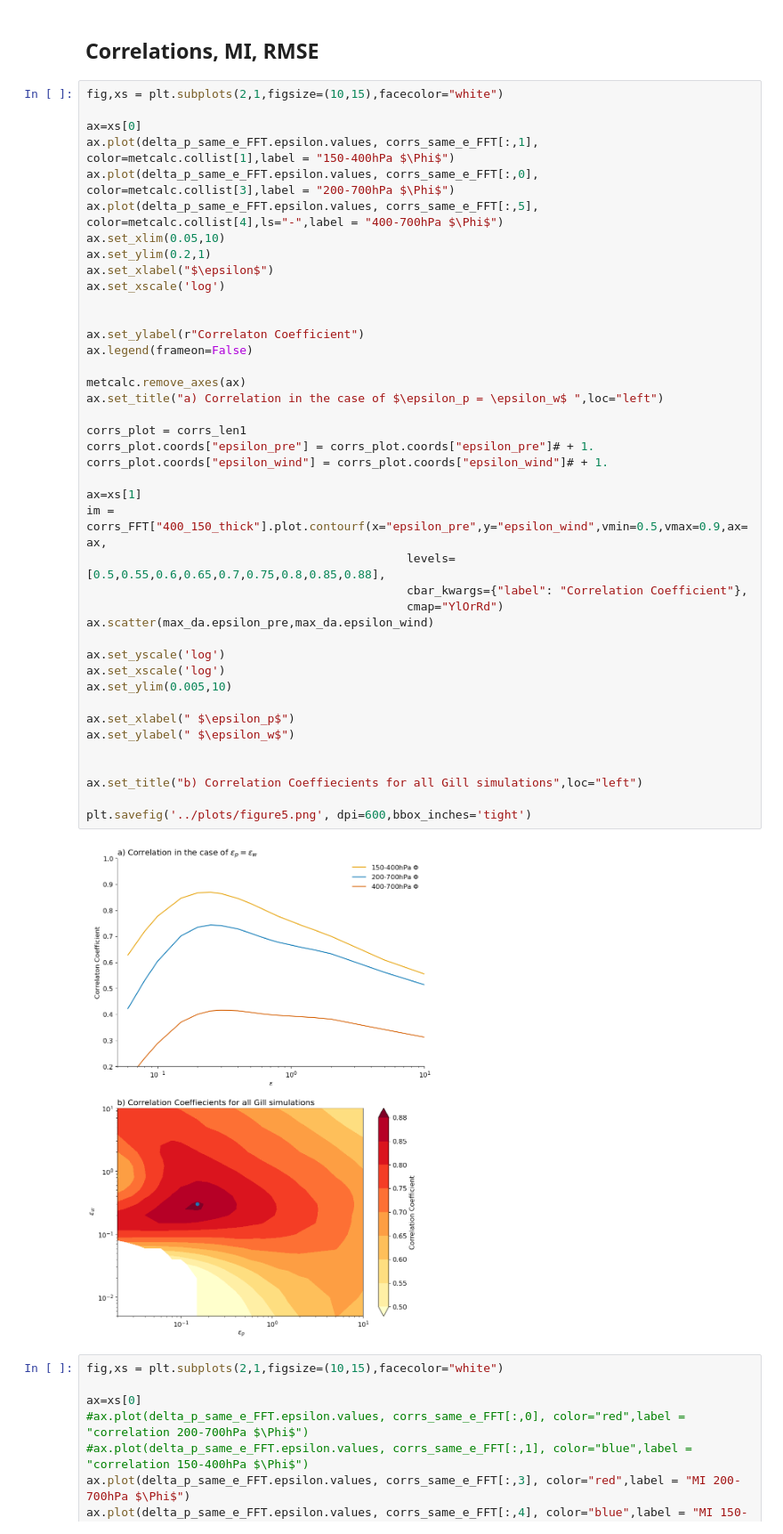
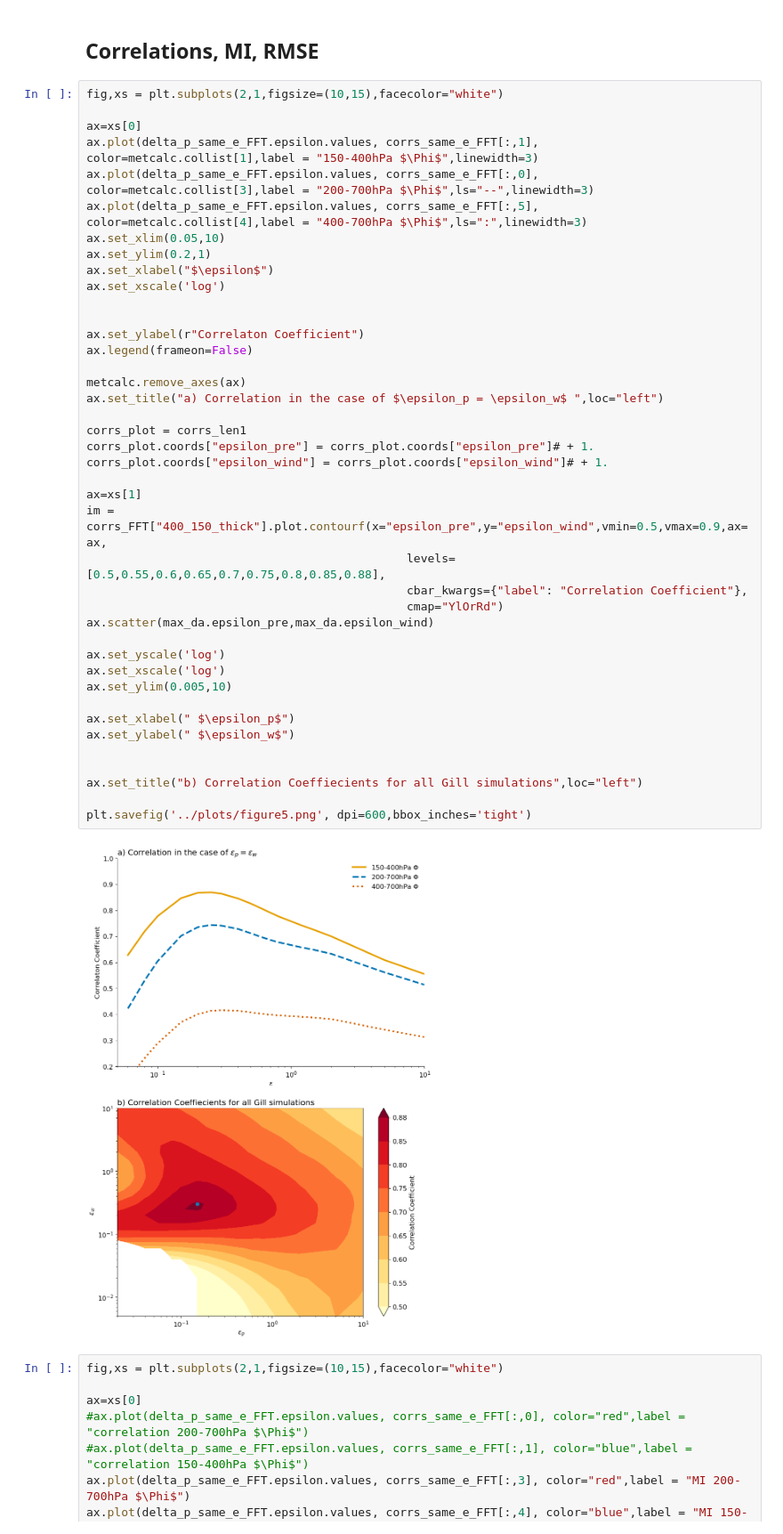
Before and after one commit to pkeil7/tropospheric_warming, a Jupyter notebook: notebooks/compare_gill_PJ.ipynb, the cells around one changed output. Shown at 89% size. Cells and saved outputs as stored; diff of their text form.

Commit message:
small changes to plots

```diff
--- a/notebooks/compare_gill_PJ.ipynb
+++ b/notebooks/compare_gill_PJ.ipynb
@@ -300,9 +300,9 @@ max_da = corrs_FFT["400_150_thick"].isel(epsilon_pre = max_["epsilon_pre"].value
 fig,xs = plt.subplots(2,1,figsize=(10,15),facecolor="white")
 
 ax=xs[0]
-ax.plot(delta_p_same_e_FFT.epsilon.values, corrs_same_e_FFT[:,1], color=metcalc.collist[1],label = "150-400hPa $\Phi$")
-ax.plot(delta_p_same_e_FFT.epsilon.values, corrs_same_e_FFT[:,0], color=metcalc.collist[3],label = "200-700hPa $\Phi$")
-ax.plot(delta_p_same_e_FFT.epsilon.values, corrs_same_e_FFT[:,5], color=metcalc.collist[4],ls="-",label = "400-700hPa $\Phi$")
+ax.plot(delta_p_same_e_FFT.epsilon.values, corrs_same_e_FFT[:,1], color=metcalc.collist[1],label = "150-400hPa $\Phi$",linewidth=3)
+ax.plot(delta_p_same_e_FFT.epsilon.values, corrs_same_e_FFT[:,0], color=metcalc.collist[3],label = "200-700hPa $\Phi$",ls="--",linewidth=3)
+ax.plot(delta_p_same_e_FFT.epsilon.values, corrs_same_e_FFT[:,5], color=metcalc.collist[4],label = "400-700hPa $\Phi$",ls=":",linewidth=3)
 ax.set_xlim(0.05,10)
 ax.set_ylim(0.2,1)
 ax.set_xlabel("$\epsilon$")
@@ -311,34 +311,34 @@ ax.set_xscale('log')
 
 ax.set_ylabel(r"Correlaton Coefficient")
 ax.legend(frameon=False)
 
 metcalc.remove_axes(ax)
 ax.set_title("a) Correlation in the case of $\epsilon_p = \epsilon_w$ ",loc="left")
 
 corrs_plot = corrs_len1
 corrs_plot.coords["epsilon_pre"] = corrs_plot.coords["epsilon_pre"]# + 1.
 corrs_plot.coords["epsilon_wind"] = corrs_plot.coords["epsilon_wind"]# + 1.
 
 ax=xs[1]
 im = corrs_FFT["400_150_thick"].plot.contourf(x="epsilon_pre",y="epsilon_wind",vmin=0.5,vmax=0.9,ax=ax,
                                               levels=[0.5,0.55,0.6,0.65,0.7,0.75,0.8,0.85,0.88],
                                               cbar_kwargs={"label": "Correlation Coefficient"},
                                               cmap="YlOrRd")
 ax.scatter(max_da.epsilon_pre,max_da.epsilon_wind)
 
 ax.set_yscale('log')
 ax.set_xscale('log')
 ax.set_ylim(0.005,10)
 
 ax.set_xlabel(" $\epsilon_p$")
 ax.set_ylabel(" $\epsilon_w$")
 
 
 ax.set_title("b) Correlation Coeffiecients for all Gill simulations",loc="left")
 
 plt.savefig('../plots/figure5.png', dpi=600,bbox_inches='tight')
 # %% [output]
-[figure, old version]
+[figure, new version]
 # %%
 fig,xs = plt.subplots(2,1,figsize=(10,15),facecolor="white")
 
```
Also changed, not shown: 1 other file.
